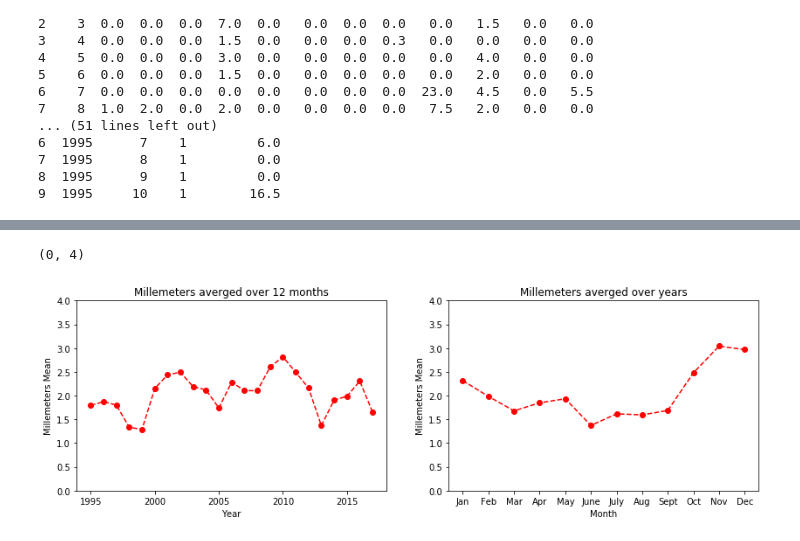
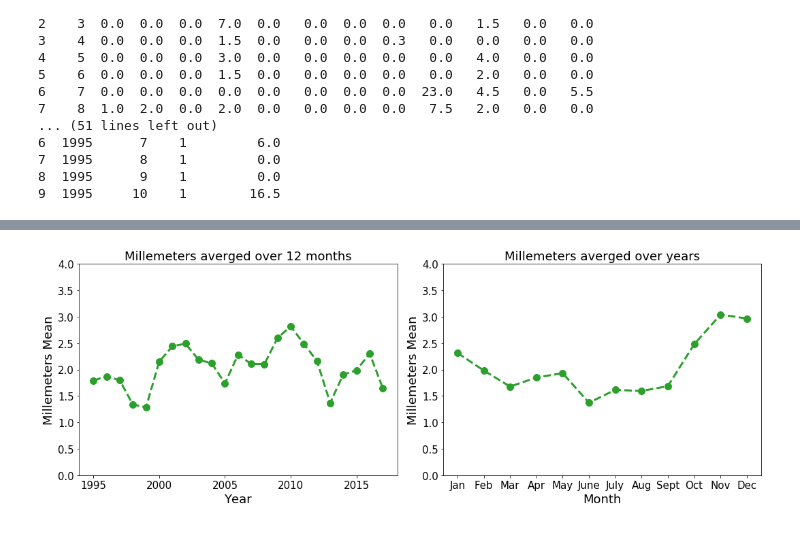
Before and after one commit to rmadar/ExamplesWithPython, a Jupyter notebook: PluviometryAnalysis.ipynb, the cells around one changed output, grey strips where cells are left out. Cells and saved outputs as stored; diff of their text form; code cells hidden in the pictures.

```diff
--- a/PluviometryAnalysis.ipynb
+++ b/PluviometryAnalysis.ipynb
@@ -17,6 +17,10 @@ from bokeh.plotting import figure, output_notebook
 
 %matplotlib inline
 output_notebook()
+
+# For the plots
+title_fsize=18
+ticks_fsize=15
 # %% [output]
 Loading BokehJS ...
 # %%
@@ -112,23 +130,25 @@ for name,group in dataG:
 # %%
 dataYmean = fullData.groupby('Year') .mean() # Average mm over month and days, for each year
 dataMmean = fullData.groupby('Month').mean() # Average mm over days and years, for each month
-plt.figure(figsize=(14,4))
+plt.figure(figsize=(15,5.5))
 plt.subplot(121)
-plt.title("Millemeters averged over 12 months")
-plt.xlabel('Year')
-plt.ylabel('Millemeters Mean')
-plt.plot(dataYmean,'ro--')
+plt.title("Millemeters averged over 12 months", fontsize=title_fsize)
+plt.xlabel('Year', fontsize=title_fsize)
+plt.ylabel('Millemeters Mean', fontsize=title_fsize)
+plt.xticks(fontsize=ticks_fsize); plt.yticks(fontsize=ticks_fsize)
+plt.plot(dataYmean,'o--', markersize=10, linewidth=3)
 plt.ylim(0,4)
 plt.subplot(122)
-plt.title("Millemeters averged over years")
-plt.xlabel('Month')
-plt.xticks(range(1,13),['Jan','Feb','Mar','Apr','May','June','July','Aug','Sept','Oct','Nov','Dec'] )
-plt.ylabel('Millemeters Mean')
-plt.plot(dataMmean,'ro--')
+plt.title("Millemeters averged over years", fontsize=title_fsize)
+plt.xlabel('Month', fontsize=title_fsize)
+plt.xticks(range(1,13),['Jan','Feb','Mar','Apr','May','June','July','Aug','Sept','Oct','Nov','Dec'])
+plt.ylabel('Millemeters Mean', fontsize=title_fsize)
+plt.xticks(fontsize=ticks_fsize); plt.yticks(fontsize=ticks_fsize)
+plt.plot(dataMmean,'o--', markersize=10, linewidth=3)
 plt.ylim(0,4)
+plt.tight_layout()
 # %% [output]
-(0, 4)
-[figure, old version]
+[figure, new version]
 # %%
 # Prepare dataframe where millimeter is summed over days
 df=fullData.groupby(['Year','Month'])  # Goup over years x
```
Also changed, not shown: parts of 10 cells of this notebook.
